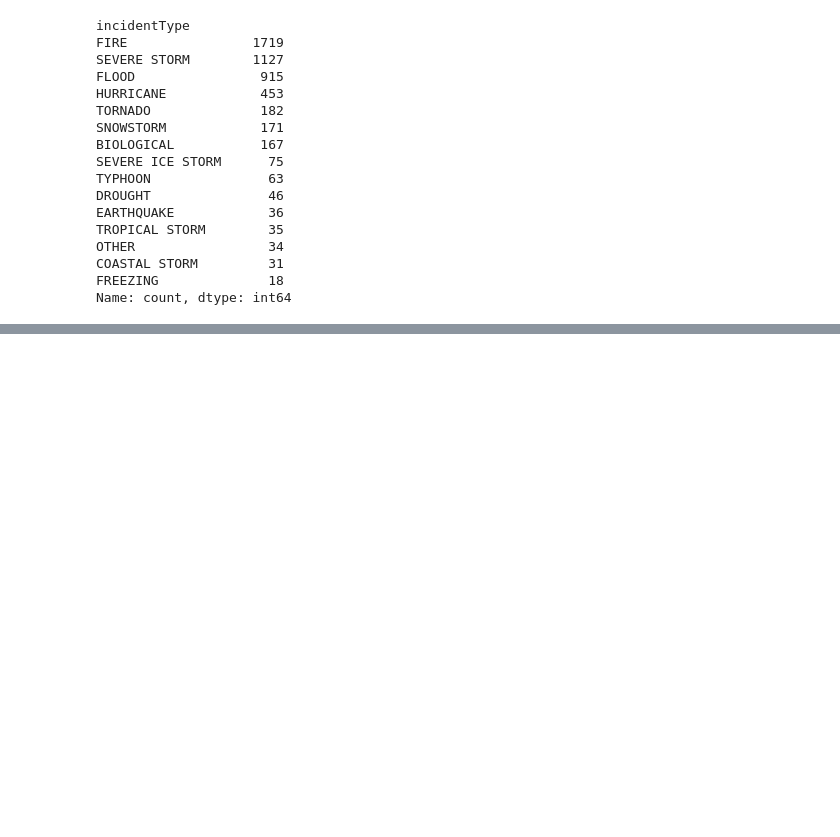
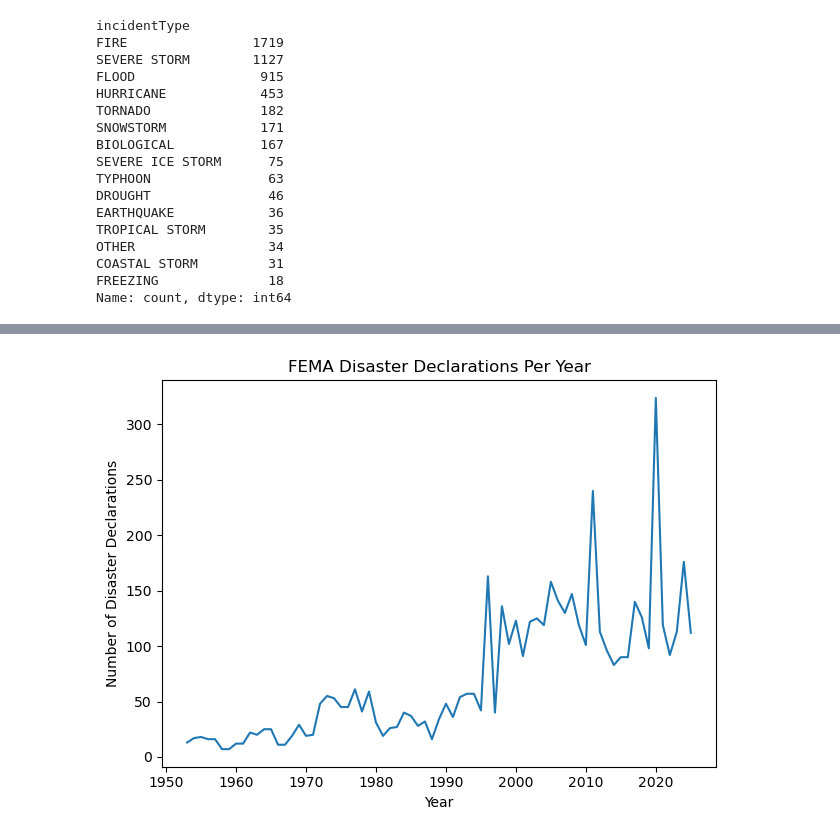
Before and after one commit to GourabDas8/localrepo, a Jupyter notebook: project.ipynb, the cells around one changed output, grey strips where cells are left out. Drawn from its saved outputs; the diff is of its cells as text; code cells hidden in the pictures; blank space fills up the shorter version.

```diff
--- a/project.ipynb
+++ b/project.ipynb
@@ -169,3 +169,9 @@ Name: count, dtype: int64
 # %%
 # Save Cleaned Dataset
 df.to_csv("FEMA_cleaned_milestone1.csv", index=False)
+# %%
+# Create a Year Column from Incident or Declaration Date
+if 'incidentBeginDate' in df.columns:
+    df['year'] = df['incidentBeginDate'].dt.year
+elif 'declarationDate' in df.columns:
+    df['year'] = df['declarationDate'].dt.year
@@ -171,0 +221,20 @@ df.to_csv("FEMA_cleaned_milestone1.csv", index=False)
+# %%
+# Declarations Per Year (Time-Series Plot)
+import matplotlib.pyplot as plt
+
+declarations_per_year = (
+    df.groupby('year')
+      .size()
+      .reset_index(name='count')
+      .sort_values('year')
+)
+
+plt.figure()
+plt.plot(declarations_per_year['year'], declarations_per_year['count'])
+plt.xlabel("Year")
+plt.ylabel("Number of Disaster Declarations")
+plt.title("FEMA Disaster Declarations Per Year")
+plt.tight_layout()
+plt.show()
+# %% [output]
+[figure, added]
```
Also changed, not shown: parts of 3 cells of this notebook, 4 other files.
